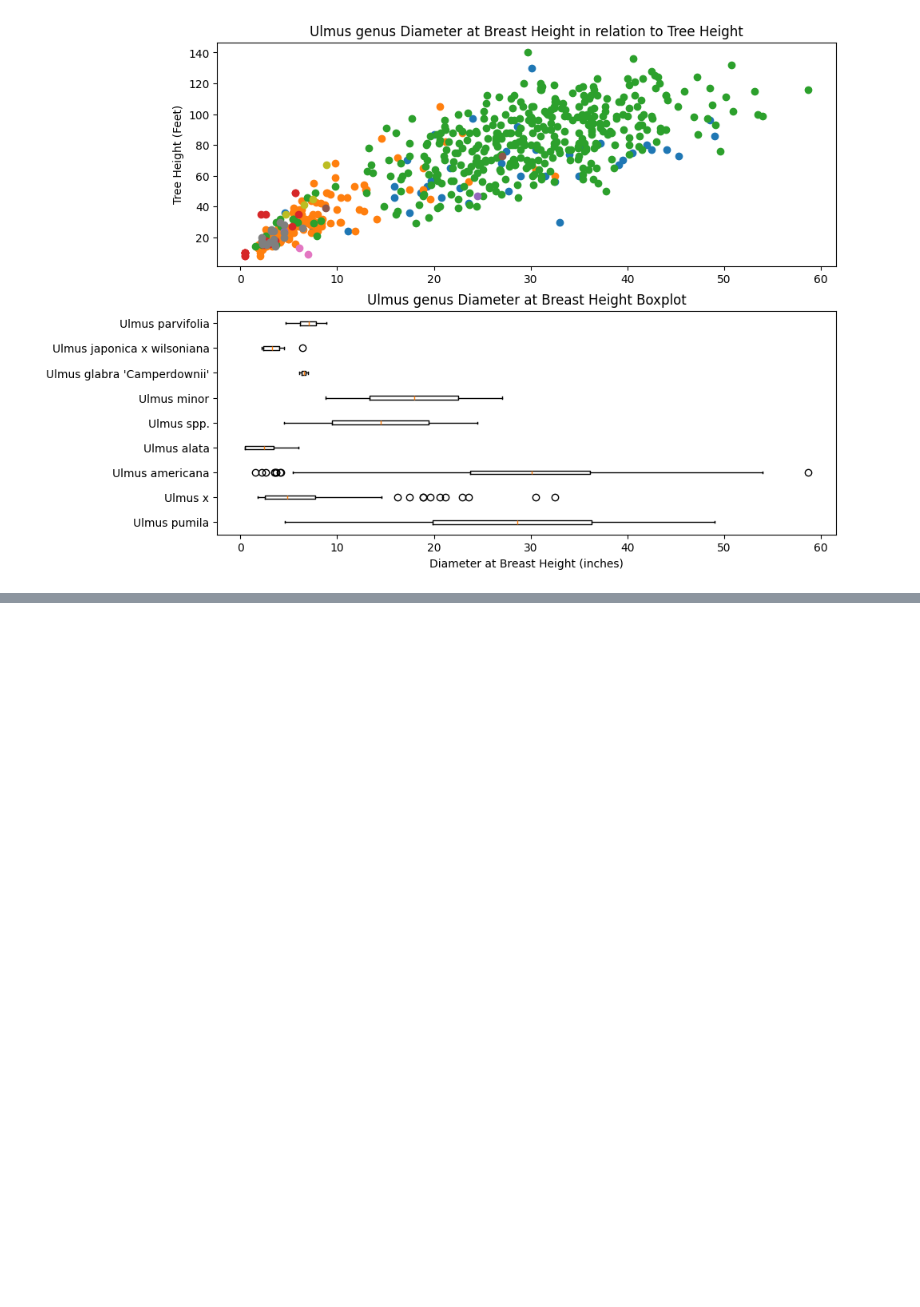
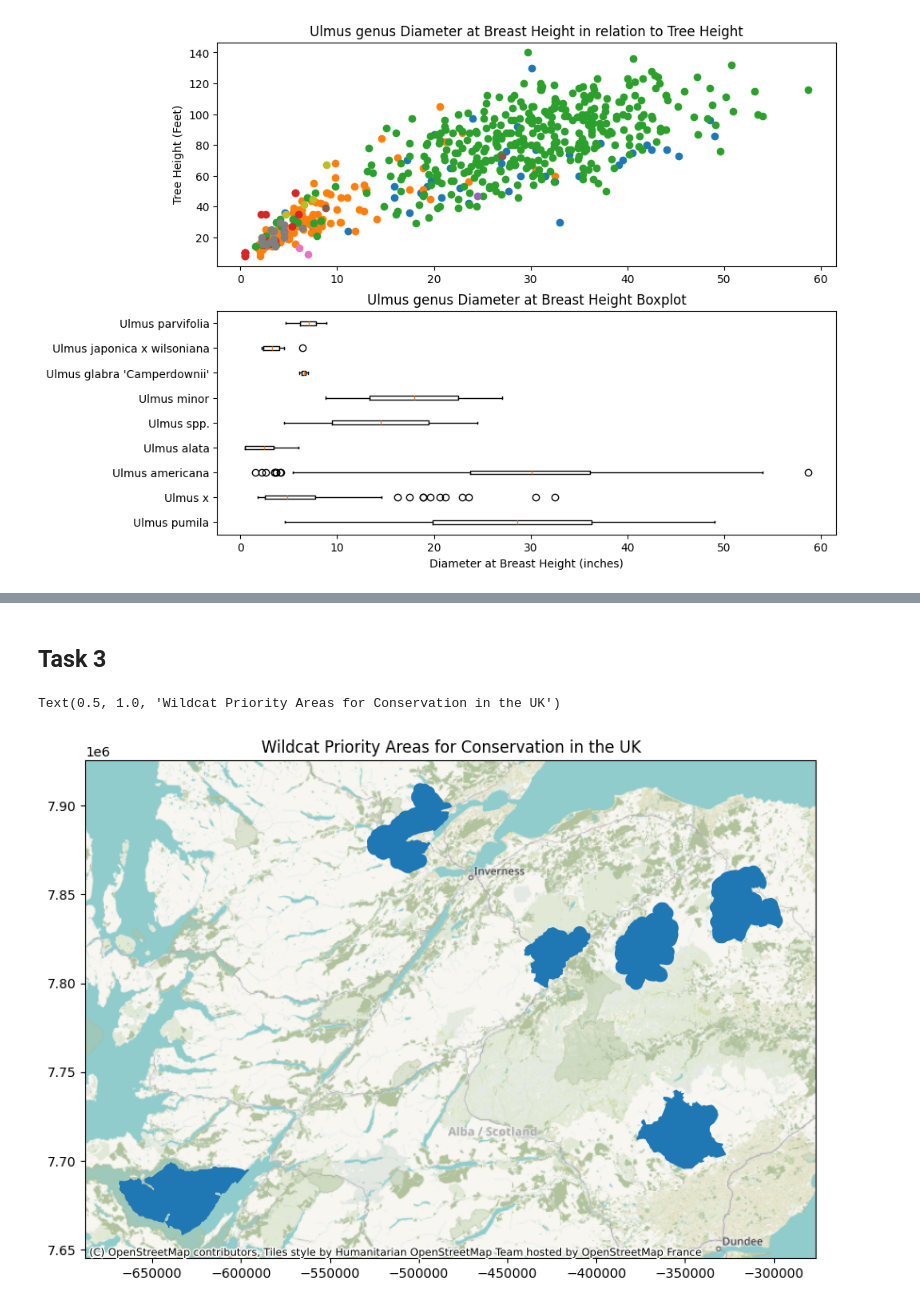
Before and after one commit to andrewlee1234567/lab2, a Jupyter notebook: assignment_2_AndrewLee.ipynb, the cells around one changed output, grey strips where cells are left out. Saved outputs shown, nothing was run; the diff lists cells and outputs as text; code cells hidden in the pictures; blank space fills up the shorter version.

```diff
--- a/assignment_2_AndrewLee.ipynb
+++ b/assignment_2_AndrewLee.ipynb
@@ -182,0 +219,11 @@ Text(0.5, 1.0, 'Ulmus genus Diameter at Breast Height Boxplot')
+# %% [markdown]
+## Task 3
+# %%
+import contextily as cx
+gdf=gdf.to_crs(epsg=3857)
+ax=gdf.plot(figsize=(10,10))
+cx.add_basemap(ax)
+ax.set_title("Wildcat Priority Areas for Conservation in the UK")
+# %% [output]
+Text(0.5, 1.0, 'Wildcat Priority Areas for Conservation in the UK')
+[figure, added]
```
Also changed, not shown: parts of 24 cells of this notebook.
